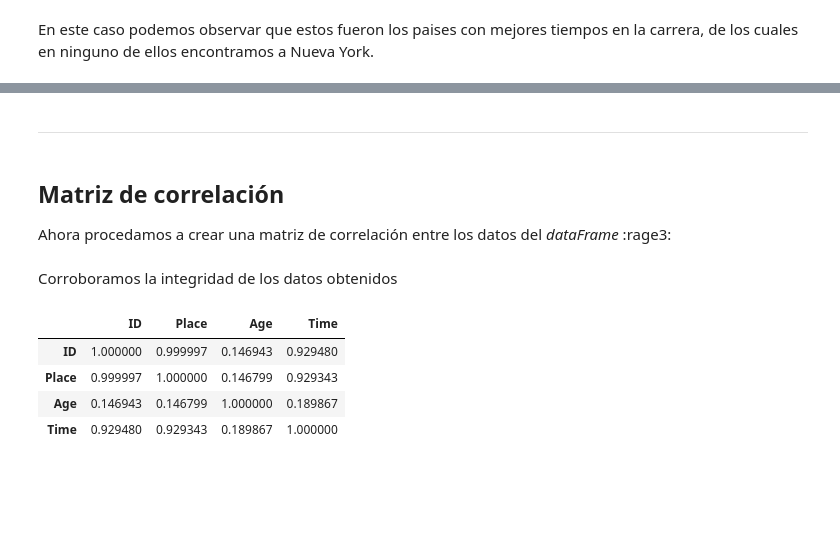
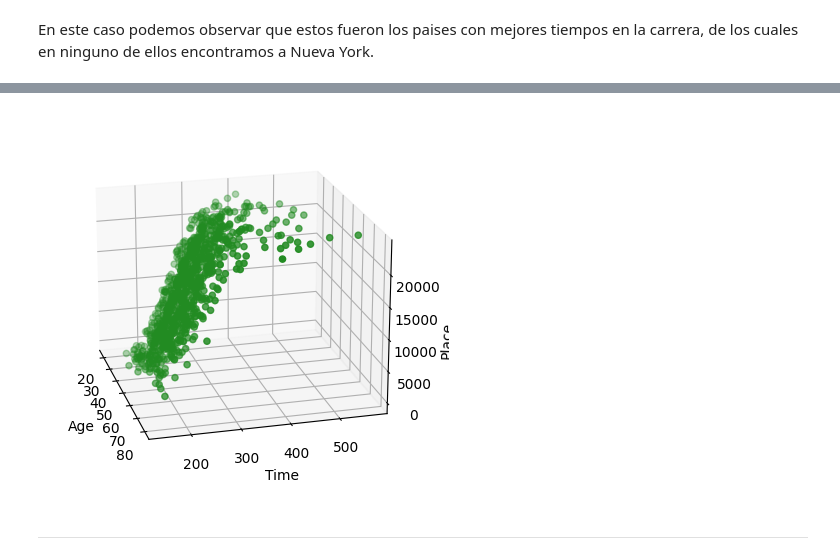
Before and after one commit to LUGANT/TP_Matematica_III, a Jupyter notebook: dataAnalisis.ipynb, the cells around one changed output, grey strips where cells are left out. Cells and saved outputs as stored; diff of their text form; code cells hidden in the pictures; blank space fills up the shorter version.

```diff
--- a/dataAnalisis.ipynb
+++ b/dataAnalisis.ipynb
@@ -406,6 +463,14 @@ En este caso podemos observar que estos fueron los paises con mejores tiempos en
+# %%
+fig = plt.figure()
+threedee = fig.add_subplot(projection='3d')
+
+threedee.scatter(dfaux['Age'], dfaux['Time'], dfaux['Place'],color='forestgreen')
+threedee.set_xlabel('Age')
+threedee.set_ylabel('Time')
+threedee.set_zlabel('Place')
+threedee.view_init(20, -15)
+plt.show()
+# %% [output]
+[figure, added]
 # %% [markdown]
 ----------------------------------------------------------------------------------------------------------------------------------------------------
-# %% [markdown]
-## Matriz de correlación
-
-Ahora procedamos a crear una matriz de correlación entre los datos del *dataFrame* :rage3:
@@ -414,10 +476,0 @@ corrCorredores = dfCorredores.corr()
-# %% [markdown]
-Corroboramos la integridad de los datos obtenidos
-# %%
-corrCorredores
-# %% [output]
-|  | ID | Place | Age | Time |
-| ID | 1.000000 | 0.999997 | 0.146943 | 0.929480 |
-| Place | 0.999997 | 1.000000 | 0.146799 | 0.929343 |
-| Age | 0.146943 | 0.146799 | 1.000000 | 0.189867 |
-| Time | 0.929480 | 0.929343 | 0.189867 | 1.000000 |
```
Also changed, not shown: parts of 57 cells of this notebook.
